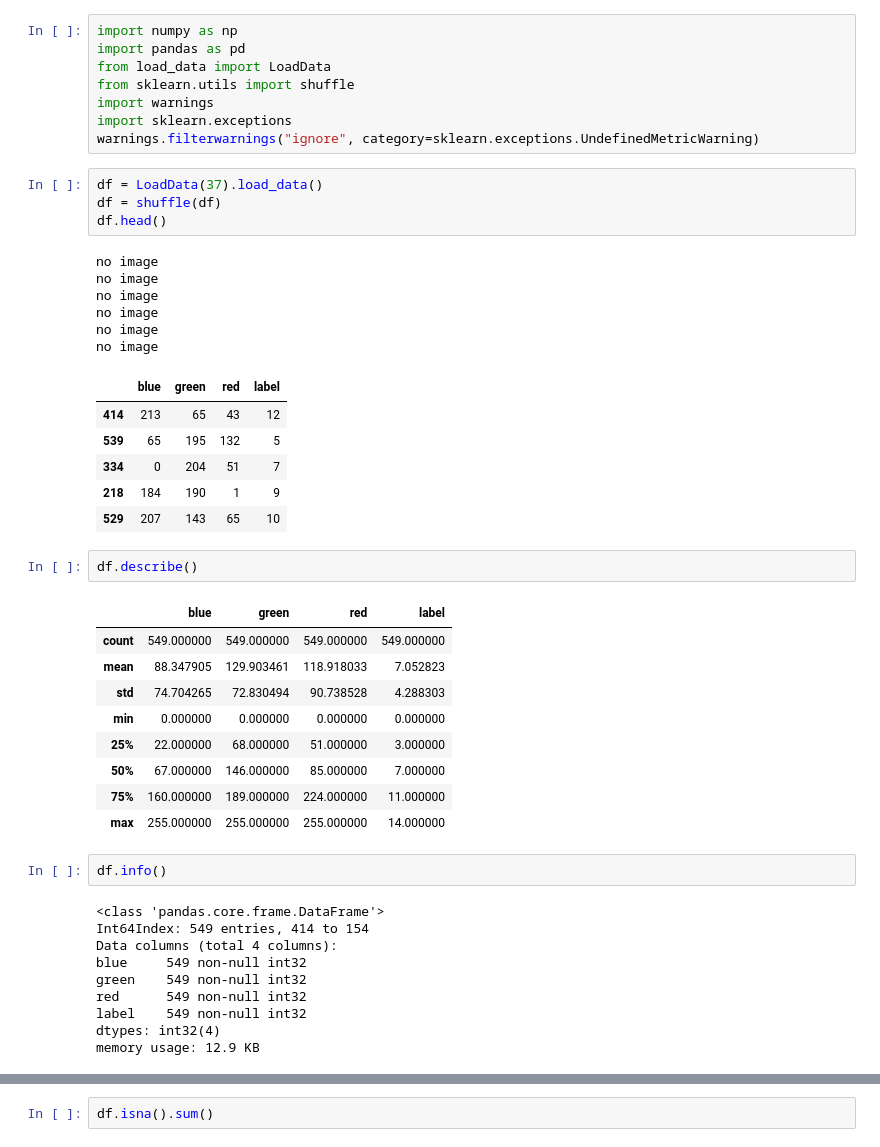
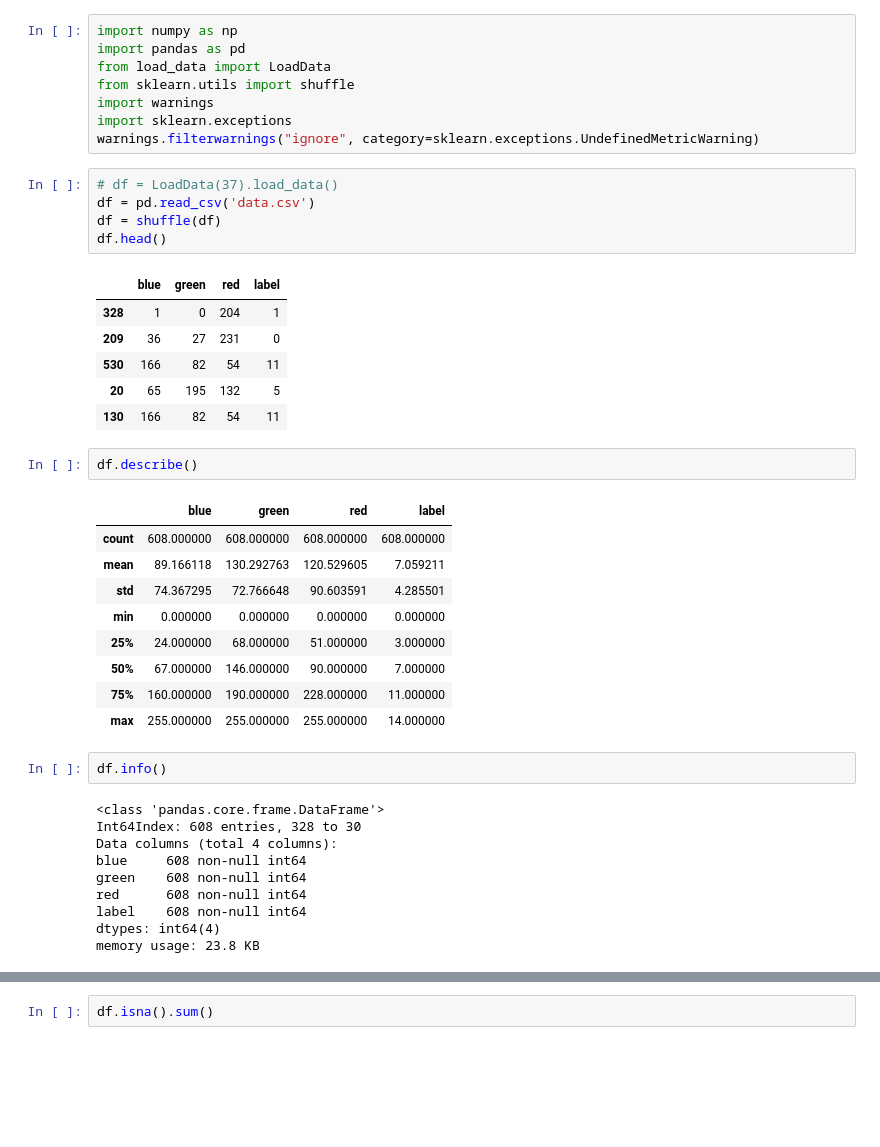
Before and after one commit to robertjankowski/ph-recognition, a Jupyter notebook: classification.ipynb, the cells around one changed output, grey strips where cells are left out. Drawn from its saved outputs; the diff is of its cells as text; blank space fills up the shorter version.

```diff
--- a/classification.ipynb
+++ b/classification.ipynb
@@ -9,46 +9,41 @@ import warnings
 import sklearn.exceptions
 warnings.filterwarnings("ignore", category=sklearn.exceptions.UndefinedMetricWarning)
 # %%
-df = LoadData(37).load_data()
+# df = LoadData(37).load_data()
+df = pd.read_csv('data.csv')
 df = shuffle(df)
 df.head()
 # %% [output]
-no image
-no image
-no image
-no image
-no image
-no image
 |  | blue | green | red | label |
-| 414 | 213 | 65 | 43 | 12 |
-| 539 | 65 | 195 | 132 | 5 |
-| 334 | 0 | 204 | 51 | 7 |
-| 218 | 184 | 190 | 1 | 9 |
-| 529 | 207 | 143 | 65 | 10 |
+| 328 | 1 | 0 | 204 | 1 |
+| 209 | 36 | 27 | 231 | 0 |
+| 530 | 166 | 82 | 54 | 11 |
+| 20 | 65 | 195 | 132 | 5 |
+| 130 | 166 | 82 | 54 | 11 |
 # %%
 df.describe()
 # %% [output]
 |  | blue | green | red | label |
-| count | 549.000000 | 549.000000 | 549.000000 | 549.000000 |
-| mean | 88.347905 | 129.903461 | 118.918033 | 7.052823 |
-| std | 74.704265 | 72.830494 | 90.738528 | 4.288303 |
+| count | 608.000000 | 608.000000 | 608.000000 | 608.000000 |
+| mean | 89.166118 | 130.292763 | 120.529605 | 7.059211 |
+| std | 74.367295 | 72.766648 | 90.603591 | 4.285501 |
 | min | 0.000000 | 0.000000 | 0.000000 | 0.000000 |
-| 25% | 22.000000 | 68.000000 | 51.000000 | 3.000000 |
-| 50% | 67.000000 | 146.000000 | 85.000000 | 7.000000 |
-| 75% | 160.000000 | 189.000000 | 224.000000 | 11.000000 |
+| 25% | 24.000000 | 68.000000 | 51.000000 | 3.000000 |
+| 50% | 67.000000 | 146.000000 | 90.000000 | 7.000000 |
+| 75% | 160.000000 | 190.000000 | 228.000000 | 11.000000 |
 | max | 255.000000 | 255.000000 | 255.000000 | 14.000000 |
 # %%
 df.info()
 # %% [output]
 <class 'pandas.core.frame.DataFrame'>
-Int64Index: 549 entries, 414 to 154
+Int64Index: 608 entries, 328 to 30
 Data columns (total 4 columns):
-blue     549 non-null int32
-green    549 non-null int32
-red      549 non-null int32
-label    549 non-null int32
-dtypes: int32(4)
-memory usage: 12.9 KB
+blue     608 non-null int64
+green    608 non-null int64
+red      608 non-null int64
+label    608 non-null int64
+dtypes: int64(4)
+memory usage: 23.8 KB
 # %%
 pd.value_counts(df['label']).sort_values()
 # %% [output]
```
Also changed, not shown: parts of 27 cells of this notebook.
